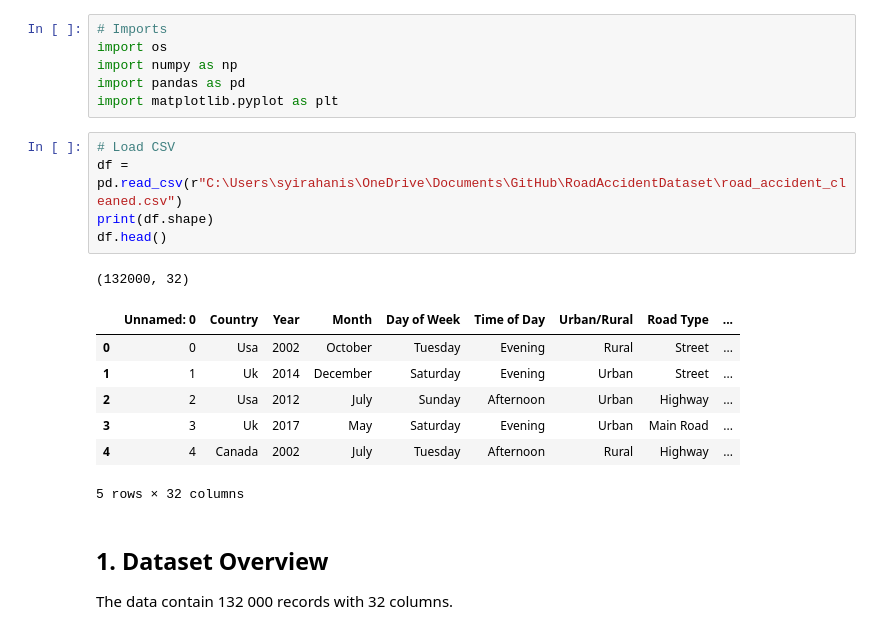
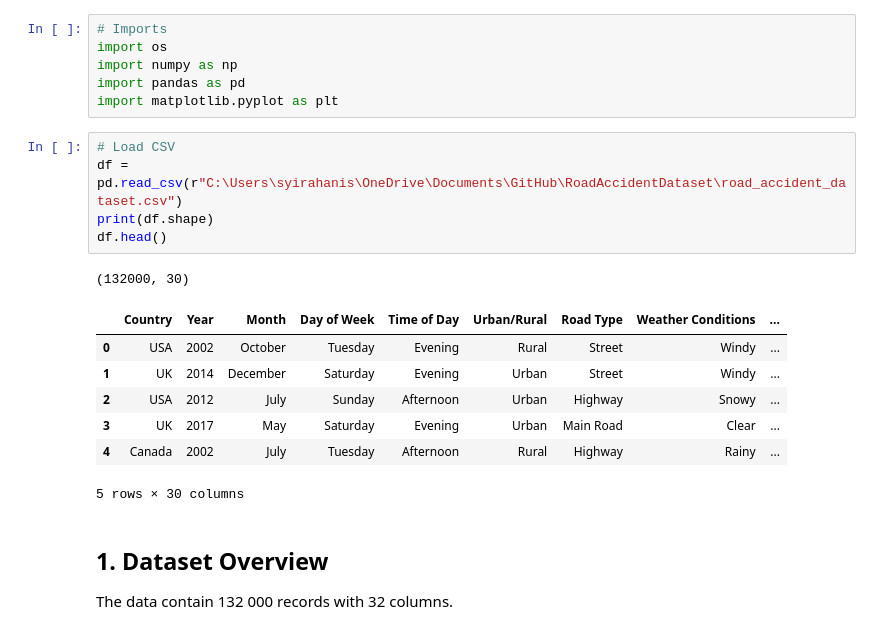
Before and after one commit to iamnotchris14/RoadAccidentDataset, a Jupyter notebook: road_accident_eda.ipynb, the cells around one changed output. Saved outputs shown, nothing was run; the diff lists cells and outputs as text.

Commit message:
cleaned ver. removed

```diff
--- a/road_accident_eda.ipynb
+++ b/road_accident_eda.ipynb
@@ -9,18 +9,18 @@ import pandas as pd
 import matplotlib.pyplot as plt
 # %%
 # Load CSV
-df = pd.read_csv(r"C:\Users\syirahanis\OneDrive\Documents\GitHub\RoadAccidentDataset\road_accident_cleaned.csv")
+df = pd.read_csv(r"C:\Users\syirahanis\OneDrive\Documents\GitHub\RoadAccidentDataset\road_accident_dataset.csv")
 print(df.shape)
 df.head()
 # %% [output]
-(132000, 32)
+(132000, 30)
-|  | Unnamed: 0 | Country | Year | Month | Day of Week | Time of Day | Urban/Rural | Road Type | ... |
-| 0 | 0 | Usa | 2002 | October | Tuesday | Evening | Rural | Street | ... |
-| 1 | 1 | Uk | 2014 | December | Saturday | Evening | Urban | Street | ... |
-| 2 | 2 | Usa | 2012 | July | Sunday | Afternoon | Urban | Highway | ... |
-| 3 | 3 | Uk | 2017 | May | Saturday | Evening | Urban | Main Road | ... |
-| 4 | 4 | Canada | 2002 | July | Tuesday | Afternoon | Rural | Highway | ... |
+|  | Country | Year | Month | Day of Week | Time of Day | Urban/Rural | Road Type | Weather Conditions | ... |
+| 0 | USA | 2002 | October | Tuesday | Evening | Rural | Street | Windy | ... |
+| 1 | UK | 2014 | December | Saturday | Evening | Urban | Street | Windy | ... |
+| 2 | USA | 2012 | July | Sunday | Afternoon | Urban | Highway | Snowy | ... |
+| 3 | UK | 2017 | May | Saturday | Evening | Urban | Main Road | Clear | ... |
+| 4 | Canada | 2002 | July | Tuesday | Afternoon | Rural | Highway | Rainy | ... |
-5 rows × 32 columns
+5 rows × 30 columns
 # %% [markdown]
 ## 1. Dataset Overview
 The data contain 132 000 records with 32 columns.
```
Also changed, not shown: 2 other files.
